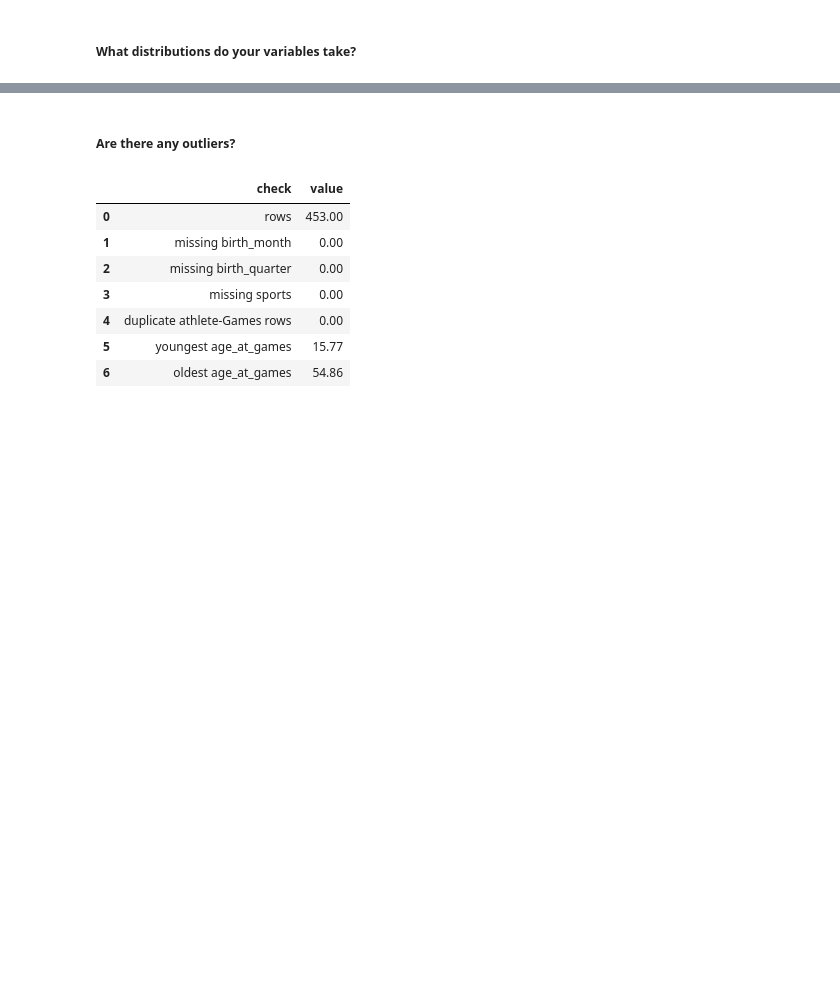
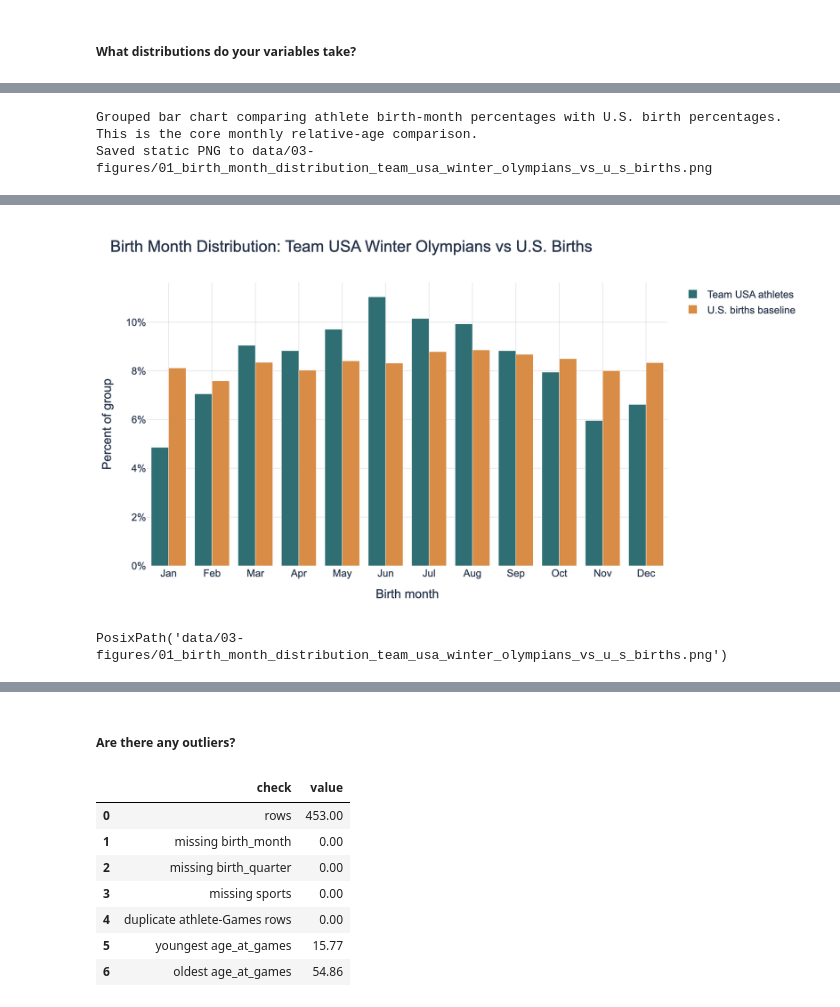
Before and after one commit to COGS108/Group-SP26-092, a Jupyter notebook: 02-EDACheckpoint.ipynb, the cells around one changed output, grey strips where cells are left out. Drawn from its saved outputs; the diff is of its cells as text; code cells hidden in the pictures; blank space fills up the shorter version.

```diff
--- a/02-EDACheckpoint.ipynb
+++ b/02-EDACheckpoint.ipynb
@@ -521,0 +639,6 @@ PosixPath('data/03-figures/04_athlete_count_by_sport.png')
+# %%
+# Plot 1: Core athlete-vs-population comparison by birth month.
+save_and_show_plot(fig_month_percent(month_dist))
+# %% [output]
+Grouped bar chart comparing athlete birth-month percentages with U.S. birth percentages. This is the core monthly relative-age comparison.
+Saved static PNG to data/03-figures/01_birth_month_distribution_team_usa_winter_olympians_vs_u_s_births.png
@@ -521,0 +646,2 @@ PosixPath('data/03-figures/04_athlete_count_by_sport.png')
+[figure, added]
+PosixPath('data/03-figures/01_birth_month_distribution_team_usa_winter_olympians_vs_u_s_births.png')
```
Also changed, not shown: parts of 27 cells of this notebook, 16 other files.
